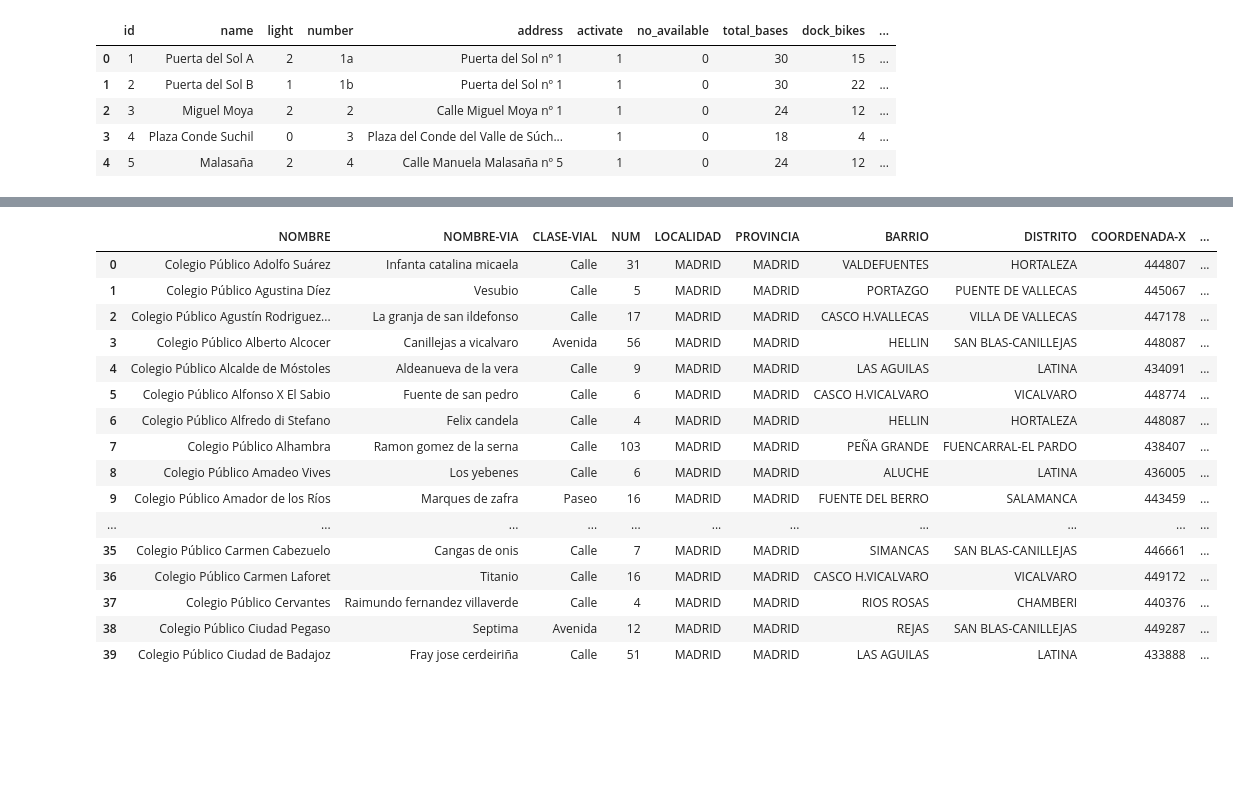
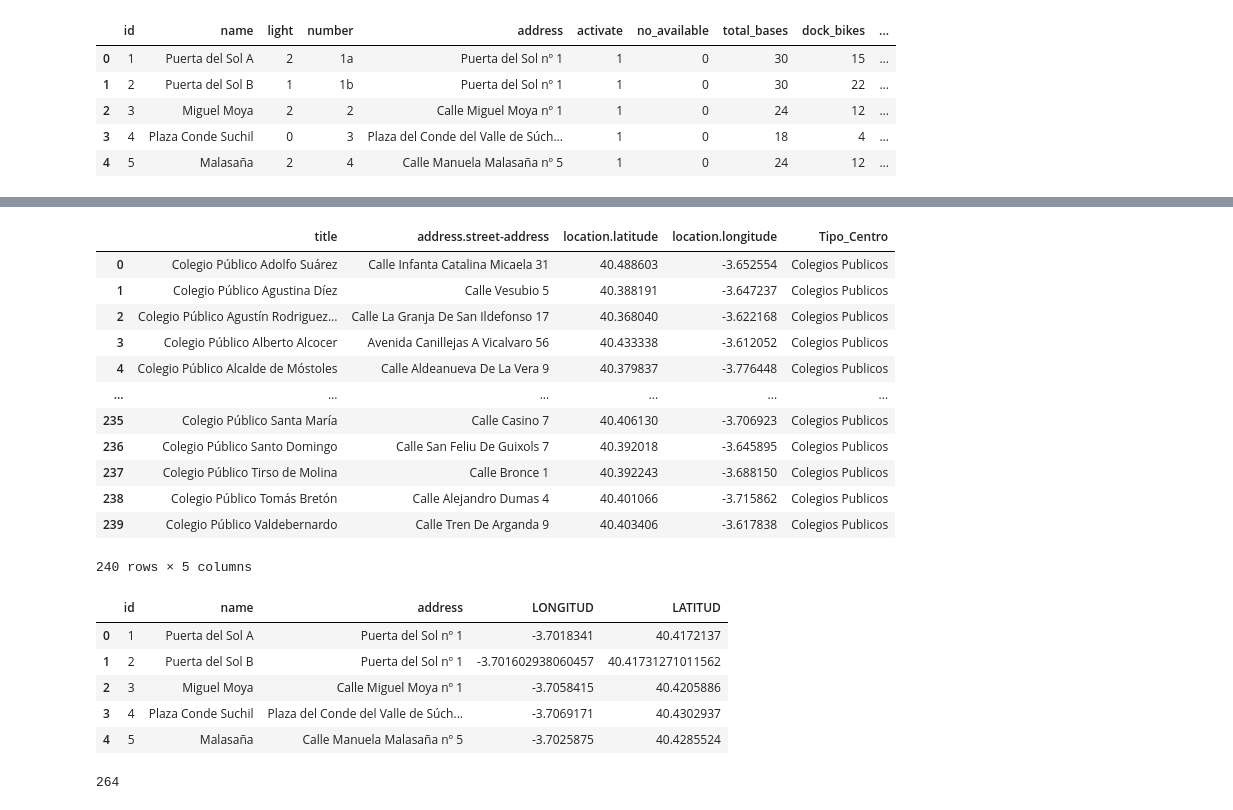
Before and after one commit to napoleonthevitzla/ih_datamadpt1121_project_m1, a Jupyter notebook: Notebook/PseudoCode_projecto_IH_M1.ipynb, the cells around one changed output, grey strips where cells are left out. Cells and saved outputs as stored; diff of their text form; code cells hidden in the pictures; blank space fills up the shorter version.

```diff
--- a/Notebook/PseudoCode_projecto_IH_M1.ipynb
+++ b/Notebook/PseudoCode_projecto_IH_M1.ipynb
@@ -58,0 +73,5 @@ colegios_publicos_data = colegios_publicos_data.drop(columns=['PK', 'DESCRIPCION
+# %%
+#Eliminamos columnas de colegios_publicos_data:
+
+colegios_publicos_data = colegios_publicos_data.drop(columns=["@id","@type","id","relation","address.district.@id","address.area.@id","address.locality","address.postal-code","organization.organization-desc","organization.accesibility","organization.schedule","organization.services","organization.organization-name"])
+colegios_publicos_data.info()
@@ -105,7 +125,7 @@ ayuntamiento_data.head()
 # %%
 #Vamos a poner los datos de las direcciones en minusculas.
 
-ayuntamiento_data['NOMBRE-VIA']=ayuntamiento_data['NOMBRE-VIA'].str.capitalize()
-ayuntamiento_data['CLASE-VIAL']=ayuntamiento_data['CLASE-VIAL'].str.capitalize()
+ayuntamiento_data['address.street-address']=ayuntamiento_data['address.street-address'].str.title()
+
 ayuntamiento_data.head(50)
 # %% [output]
@@ -129,7 +149,10 @@ ayuntamiento_data.head(50)
 # %%
-#Ahora vamos a sustituir los valore NaN por
-ayuntamiento_data['NUM'] = ayuntamiento_data['NUM'].replace(np.nan,"S/N")
+## NO NECESARIO CON API ##
+
+# Ahora vamos a sustituir los valore NaN por
+# ayuntamiento_data['location.latitude'] = ayuntamiento_data['location.latitude'].replace(np.nan,"S/N")
 # %%
+## NO NECESARIO CON API ##
+
 #Ahora queremos añadir una columna con los datos de NOMBRE-VIA, CLASE-VIAL y NUM.
-
-ayuntamiento_data["Place_address"] = ayuntamiento_data["CLASE-VIAL"] +" "+ ayuntamiento_data['NOMBRE-VIA']  + ", "+ ayuntamiento_data["NUM"].astype(str)
+## ayuntamiento_data["Place_address"] = ayuntamiento_data["CLASE-VIAL"] +" "+ ayuntamiento_data['NOMBRE-VIA']  + ", "+ ayuntamiento_data["NUM"].astype(str)
@@ -136,20 +161,16 @@ ayuntamiento_data["Place_address"] = ayuntamiento_data["CLASE-VIAL"] +" "+ ayunt
 # %%
-ayuntamiento_data.head(40)
+ayuntamiento_data.head(240)
 # %% [output]
-|  | NOMBRE | NOMBRE-VIA | CLASE-VIAL | NUM | LOCALIDAD | PROVINCIA | BARRIO | DISTRITO | COORDENADA-X | ... |
-| 0 | Colegio Público Adolfo Suárez | Infanta catalina micaela | Calle | 31 | MADRID | MADRID | VALDEFUENTES | HORTALEZA | 444807 | ... |
-| 1 | Colegio Público Agustina Díez | Vesubio | Calle | 5 | MADRID | MADRID | PORTAZGO | PUENTE DE VALLECAS | 445067 | ... |
-| 2 | Colegio Público Agustín Rodriguez... | La granja de san ildefonso | Calle | 17 | MADRID | MADRID | CASCO H.VALLECAS | VILLA DE VALLECAS | 447178 | ... |
-| 3 | Colegio Público Alberto Alcocer | Canillejas a vicalvaro | Avenida | 56 | MADRID | MADRID | HELLIN | SAN BLAS-CANILLEJAS | 448087 | ... |
-| 4 | Colegio Público Alcalde de Móstoles | Aldeanueva de la vera | Calle | 9 | MADRID | MADRID | LAS AGUILAS | LATINA | 434091 | ... |
-| 5 | Colegio Público Alfonso X El Sabio | Fuente de san pedro | Calle | 6 | MADRID | MADRID | CASCO H.VICALVARO | VICALVARO | 448774 | ... |
-| 6 | Colegio Público Alfredo di Stefano | Felix candela | Calle | 4 | MADRID | MADRID | HELLIN | HORTALEZA | 448087 | ... |
-| 7 | Colegio Público Alhambra | Ramon gomez de la serna | Calle | 103 | MADRID | MADRID | PEÑA GRANDE | FUENCARRAL-EL PARDO | 438407 | ... |
-| 8 | Colegio Público Amadeo Vives | Los yebenes | Calle | 6 | MADRID | MADRID | ALUCHE | LATINA | 436005 | ... |
-| 9 | Colegio Público Amador de los Ríos | Marques de zafra | Paseo | 16 | MADRID | MADRID | FUENTE DEL BERRO | SALAMANCA | 443459 | ... |
-| ... | ... | ... | ... | ... | ... | ... | ... | ... | ... | ... |
-| 35 | Colegio Público Carmen Cabezuelo | Cangas de onis | Calle | 7 | MADRID | MADRID | SIMANCAS | SAN BLAS-CANILLEJAS | 446661 | ... |
-| 36 | Colegio Público Carmen Laforet | Titanio | Calle | 16 | MADRID | MADRID | CASCO H.VICALVARO | VICALVARO | 449172 | ... |
-| 37 | Colegio Público Cervantes | Raimundo fernandez villaverde | Calle | 4 | MADRID | MADRID | RIOS ROSAS | CHAMBERI | 440376 | ... |
-| 38 | Colegio Público Ciudad Pegaso | Septima | Avenida | 12 | MADRID | MADRID | REJAS | SAN BLAS-CANILLEJAS | 449287 | ... |
-| 39 | Colegio Público Ciudad de Badajoz | Fray jose cerdeiriña | Calle | 51 | MADRID | MADRID | LAS AGUILAS | LATINA | 433888 | ... |
+|  | title | address.street-address | location.latitude | location.longitude | Tipo_Centro |
+| 0 | Colegio Público Adolfo Suárez | Calle Infanta Catalina Micaela 31 | 40.488603 | -3.652554 | Colegios Publicos |
+| 1 | Colegio Público Agustina Díez | Calle Vesubio 5 | 40.388191 | -3.647237 | Colegios Publicos |
+| 2 | Colegio Público Agustín Rodriguez... | Calle La Granja De San Ildefonso 17 | 40.368040 | -3.622168 | Colegios Publicos |
+| 3 | Colegio Público Alberto Alcocer | Avenida Canillejas A Vicalvaro 56 | 40.433338 | -3.612052 | Colegios Publicos |
+| 4 | Colegio Público Alcalde de Móstoles | Calle Aldeanueva De La Vera 9 | 40.379837 | -3.776448 | Colegios Publicos |
+| ... | ... | ... | ... | ... | ... |
+| 235 | Colegio Público Santa María | Calle Casino 7 | 40.406130 | -3.706923 | Colegios Publicos |
+| 236 | Colegio Público Santo Domingo | Calle San Feliu De Guixols 7 | 40.392018 | -3.645895 | Colegios Publicos |
+| 237 | Colegio Público Tirso de Molina | Calle Bronce 1 | 40.392243 | -3.688150 | Colegios Publicos |
+| 238 | Colegio Público Tomás Bretón | Calle Alejandro Dumas 4 | 40.401066 | -3.715862 | Colegios Publicos |
+| 239 | Colegio Público Valdebernardo | Calle Tren De Arganda 9 | 40.403406 | -3.617838 | Colegios Publicos |
+240 rows × 5 columns
@@ -155,0 +191,16 @@ ayuntamiento_data.head(40)
+# %%
+#Eliminamos Geometry_coordinates
+
+bicimad_data = bicimad_data.drop(columns=['geometry_coordinates'])
+bicimad_data.head()
+# %% [output]
+|  | id | name | address | LONGITUD | LATITUD |
+| 0 | 1 | Puerta del Sol A | Puerta del Sol nº 1 | -3.7018341 | 40.4172137 |
+| 1 | 2 | Puerta del Sol B | Puerta del Sol nº 1 | -3.701602938060457 | 40.41731271011562 |
+| 2 | 3 | Miguel Moya | Calle Miguel Moya nº 1 | -3.7058415 | 40.4205886 |
+| 3 | 4 | Plaza Conde Suchil | Plaza del Conde del Valle de Súch... | -3.7069171 | 40.4302937 |
+| 4 | 5 | Malasaña | Calle Manuela Malasaña nº 5 | -3.7025875 | 40.4285524 |
+# %%
+len(bicimad_data)
+# %% [output]
+264
```
Also changed, not shown: parts of 20 cells of this notebook.
